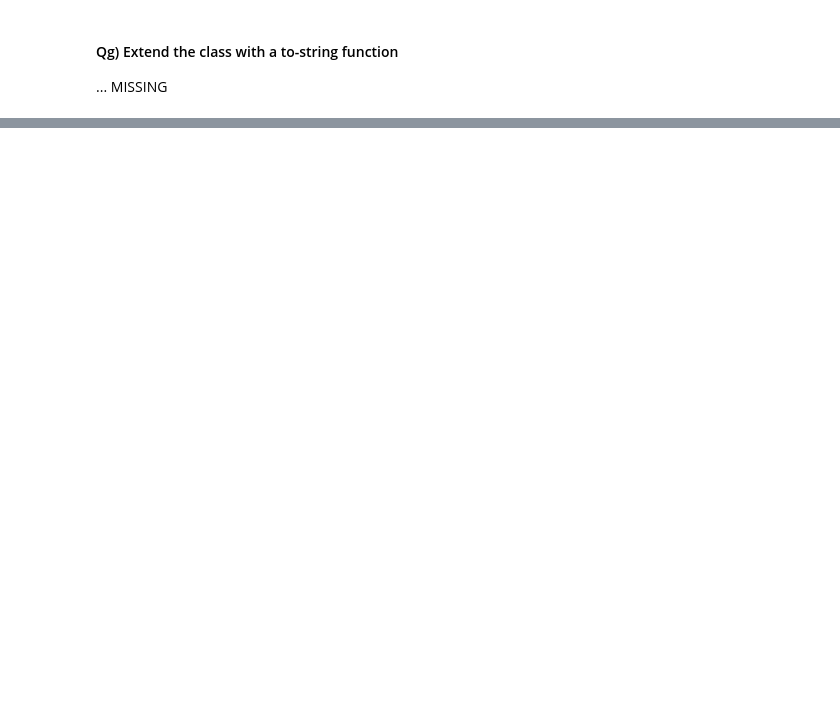
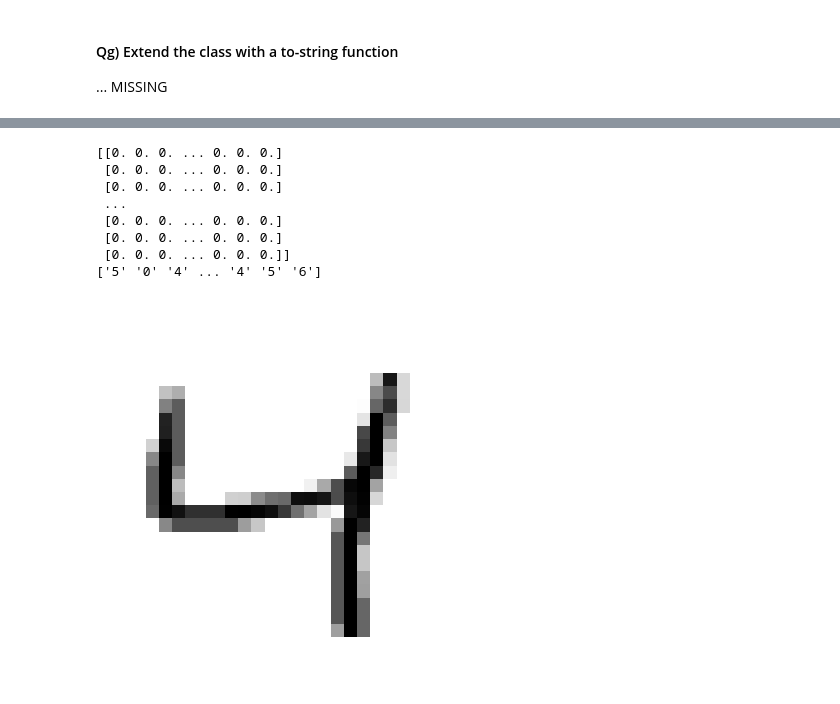
Before and after one commit to kaaecreme/6-Semester, a Jupyter notebook: MAL/L01/Combined final assignment.ipynb, the cells around one changed output, grey strips where cells are left out. Drawn from its saved outputs; the diff is of its cells as text; code cells hidden in the pictures; blank space fills up the shorter version.

```diff
--- a/MAL/L01/Combined final assignment.ipynb
+++ b/MAL/L01/Combined final assignment.ipynb
@@ -441,0 +585,13 @@ MISSING
+# %%
+import numpy as np
+
+y = np.array([1,2,3,4])
+
+x1 = np.array([1,2,3])
+x2 = np.array([4,2,1])
+x3 = np.array([3,8,5])
+x4 = np.array([-9,-1,0])
+
+X = np.array([x1, x2, x3, x4])
+
+print(X)
@@ -441,0 +737,32 @@ MISSING
+# %%
+from sklearn.datasets import fetch_openml
+import matplotlib
+import matplotlib.pyplot as plt
+
+def MNIST_GetDataSet():
+    X, y = fetch_openml(name='mnist_784', version=1, data_home="./data", cache=True, return_X_y = True, as_frame=False)
+    X = X/255
+    return X,y
+
+def MNIST_PlotDigit(data):
+    image = data.reshape(28, 28)
+    plt.imshow(image, cmap = matplotlib.cm.binary, interpolation="nearest")
+    plt.axis("off")
+
+X,y = MNIST_GetDataSet()
+
+print(X)
+print(y)
+
+# Sejt -- y[2] er 4 og x[2] er også 4 hehe
+MNIST_PlotDigit(X[2])
+# %% [output]
+[[0. 0. 0. ... 0. 0. 0.]
+ [0. 0. 0. ... 0. 0. 0.]
+ [0. 0. 0. ... 0. 0. 0.]
+ ...
+ [0. 0. 0. ... 0. 0. 0.]
+ [0. 0. 0. ... 0. 0. 0.]
+ [0. 0. 0. ... 0. 0. 0.]]
+['5' '0' '4' ... '4' '5' '6']
+[figure, added]
```
Also changed, not shown: parts of 52 cells of this notebook, 7 other files.
